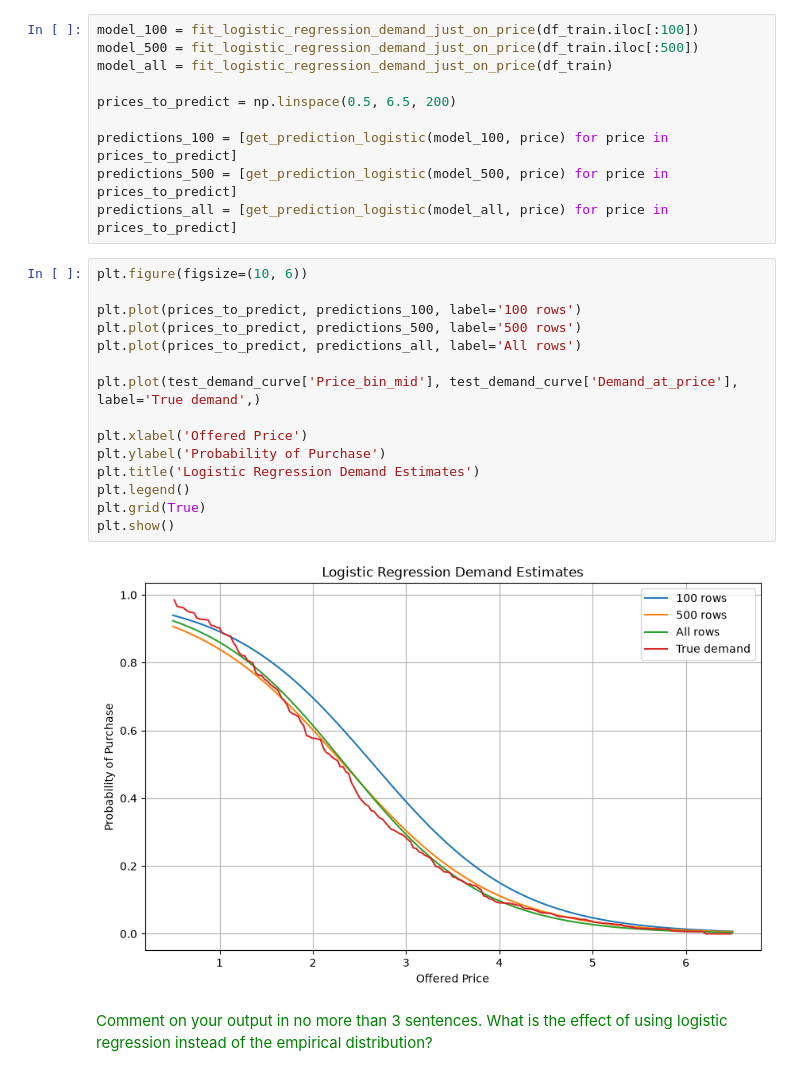
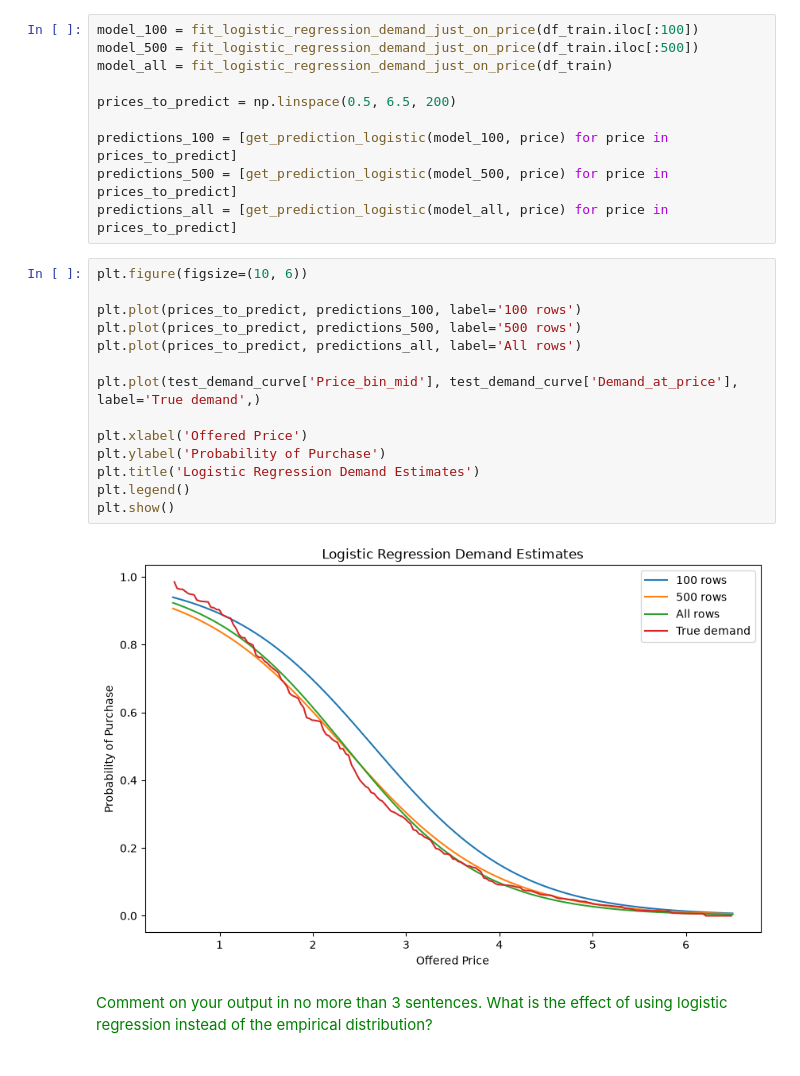
Before and after one commit to zoekrishtul/orie5355-hw3, a Jupyter notebook: HW3.ipynb, the cells around one changed output. Cells and saved outputs as stored; diff of their text form.

```diff
--- a/HW3.ipynb
+++ b/HW3.ipynb
@@ -304,20 +306,19 @@ predictions_all = [get_prediction_logistic(model_all, price) for price in prices
 # %%
 plt.figure(figsize=(10, 6))
 
 plt.plot(prices_to_predict, predictions_100, label='100 rows')
 plt.plot(prices_to_predict, predictions_500, label='500 rows')
 plt.plot(prices_to_predict, predictions_all, label='All rows')
 
 plt.plot(test_demand_curve['Price_bin_mid'], test_demand_curve['Demand_at_price'], label='True demand',)
 
 plt.xlabel('Offered Price')
 plt.ylabel('Probability of Purchase')
 plt.title('Logistic Regression Demand Estimates')
 plt.legend()
-plt.grid(True)
 plt.show()
 # %% [output]
-[figure, old version]
+[figure, new version]
 # %% [markdown]
 <span style='color: green;'>Comment on your output in no more than 3 sentences. What is the effect of using logistic regression instead of the empirical distribution? </span>
 # %% [markdown]
```
Also changed, not shown: parts of 14 cells of this notebook.
